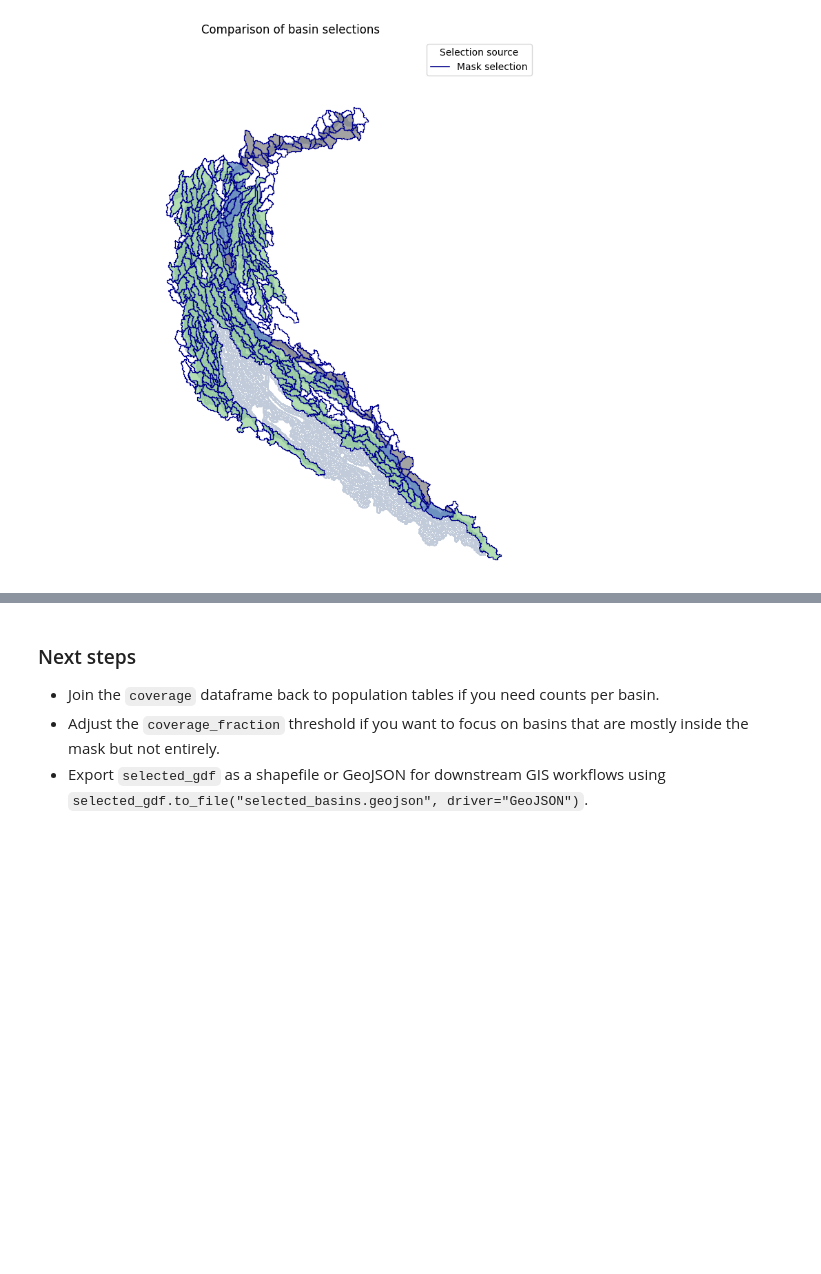
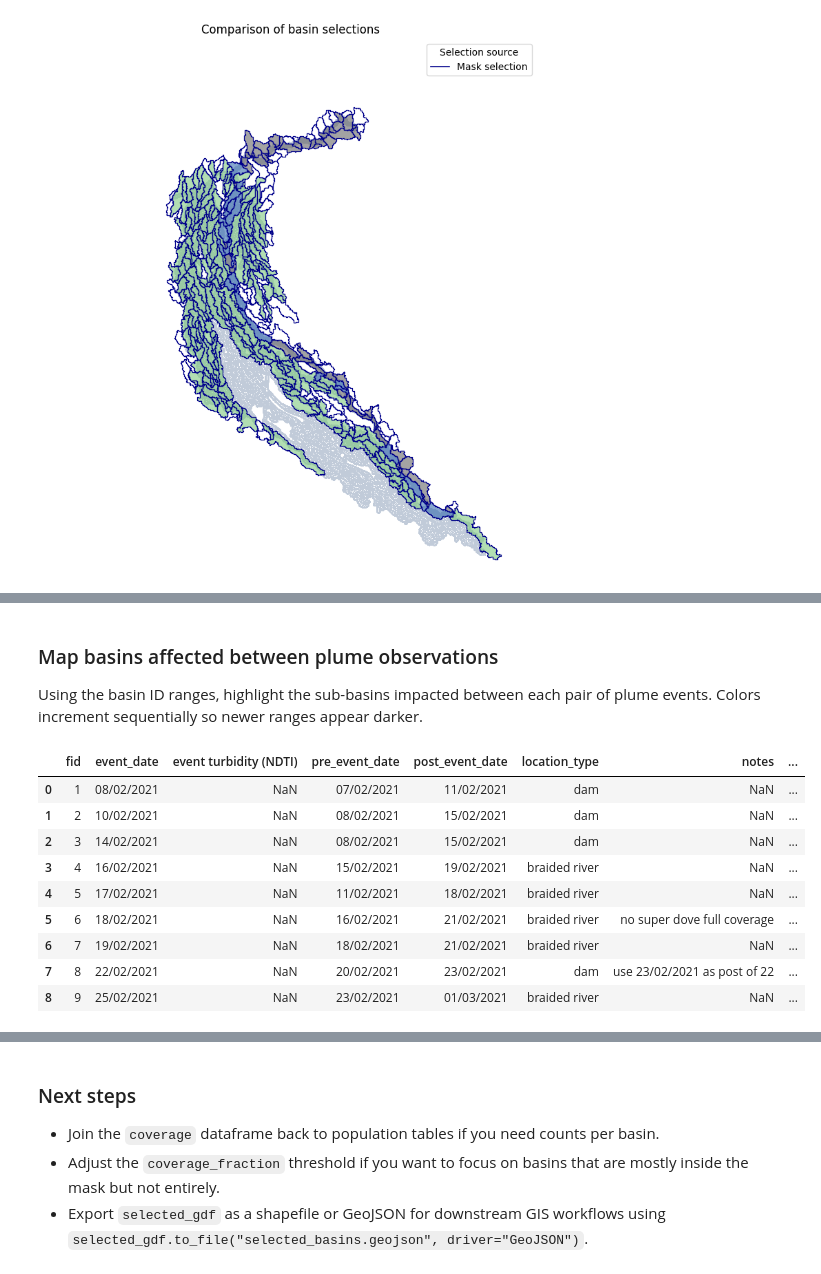
Before and after one commit to LSDtopotools/lsdstreamburn, a Jupyter notebook: population_basins/get_affected_population_area.ipynb, the cells around one changed output, grey strips where cells are left out. Cells and saved outputs as stored; diff of their text form; code cells hidden in the pictures; blank space fills up the shorter version.

```diff
--- a/population_basins/get_affected_population_area.ipynb
+++ b/population_basins/get_affected_population_area.ipynb
@@ -337,0 +411,34 @@ plt.show()
+# %%
+river_points = plume_points_proj[plume_points_proj["location_type"].str.lower() != "canal"].copy()
+river_points = river_points.dropna(subset=["subbasin_id"])
+river_points = river_points.sort_values("event_date").reset_index(drop=True)
+river_points["subbasin_id"] = river_points["subbasin_id"].astype(int)
+
+river_ranges = []
+prev_id = None
+prev_date = None
+for _, row in river_points.iterrows():
+    current_id = row["subbasin_id"]
+    current_date = row["event_date"]
+    if prev_id is None:
+        range_desc = f"<= {current_id}"
+        lower_bound = None
+    else:
+        range_desc = f">= {prev_id} and < {current_id}"
+        lower_bound = prev_id
+    river_ranges.append({
+        "event_date": current_date,
+        "subbasin_id": current_id,
+        "previous_event_date": prev_date,
+        "lower_bound_id": lower_bound,
+        "upper_bound_id": current_id,
+        "range_condition": range_desc,
+    })
+    prev_id = current_id
+    prev_date = current_date
+
+river_ranges_df = pd.DataFrame(river_ranges)
+print("River plume observations")
+river_points[["event_date", "location_type", "subbasin_id"]]
+print("Derived basin ID ranges")
+river_ranges_df
@@ -337,0 +458,16 @@ plt.show()
+# %% [markdown]
+### Map basins affected between plume observations
+Using the basin ID ranges, highlight the sub-basins impacted between each pair of plume events. Colors increment sequentially so newer ranges appear darker.
+# %%
+river_points
+# %% [output]
+|  | fid | event_date | event turbidity (NDTI) | pre_event_date | post_event_date | location_type | notes | ... |
+| 0 | 1 | 08/02/2021 | NaN | 07/02/2021 | 11/02/2021 | dam | NaN | ... |
+| 1 | 2 | 10/02/2021 | NaN | 08/02/2021 | 15/02/2021 | dam | NaN | ... |
+| 2 | 3 | 14/02/2021 | NaN | 08/02/2021 | 15/02/2021 | dam | NaN | ... |
+| 3 | 4 | 16/02/2021 | NaN | 15/02/2021 | 19/02/2021 | braided river | NaN | ... |
+| 4 | 5 | 17/02/2021 | NaN | 11/02/2021 | 18/02/2021 | braided river | NaN | ... |
+| 5 | 6 | 18/02/2021 | NaN | 16/02/2021 | 21/02/2021 | braided river | no super dove full coverage | ... |
+| 6 | 7 | 19/02/2021 | NaN | 18/02/2021 | 21/02/2021 | braided river | NaN | ... |
+| 7 | 8 | 22/02/2021 | NaN | 20/02/2021 | 23/02/2021 | dam | use 23/02/2021 as post of 22 | ... |
+| 8 | 9 | 25/02/2021 | NaN | 23/02/2021 | 01/03/2021 | braided river | NaN | ... |
```
Also changed, not shown: parts of 8 cells of this notebook.
